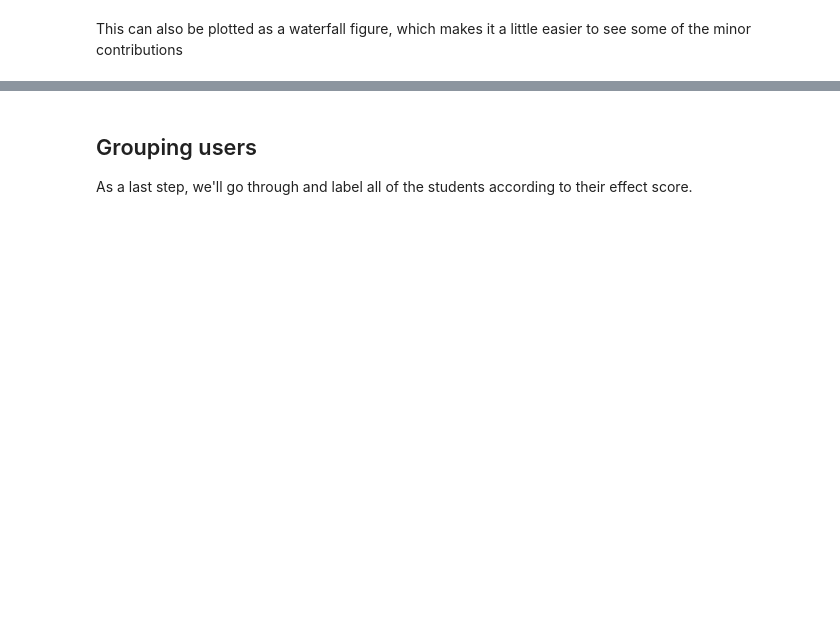
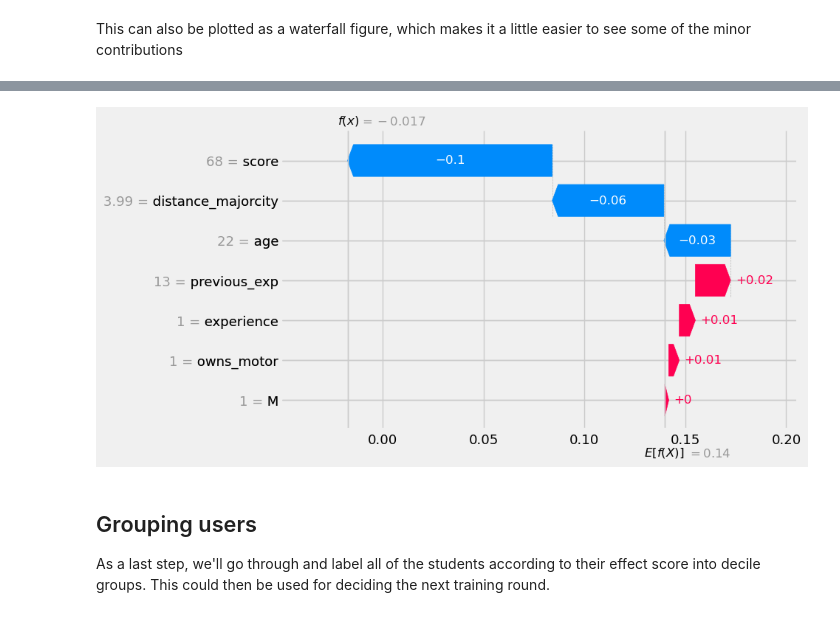
Before and after one commit to simonbrewer/GEOG6960_Causal, a Jupyter notebook: GEOG6960_Week12_2.ipynb, the cells around one changed output, grey strips where cells are left out. Drawn from its saved outputs; the diff is of its cells as text; code cells hidden in the pictures; blank space fills up the shorter version.

```diff
--- a/GEOG6960_Week12_2.ipynb
+++ b/GEOG6960_Week12_2.ipynb
@@ -407,7 +414,11 @@ shap.plots.waterfall(shap_values['placement']['treatment_1'][ind])
+# %%
+shap.plots.waterfall(shap_values['placement']['treatment_1'][ind])
+# %% [output]
+[figure, added]
 # %% [markdown]
 ## Grouping users
 
-As a last step, we'll go through and label all of the students according to their effect score.
+As a last step, we'll go through and label all of the students according to their effect score into decile groups. This could then be used for deciding the next training round.
 # %%
 # Sort the uplift_results DataFrame by 'uplift' in descending order
 uplift_results['user_id'] = X_test.index.values
```
Also changed, not shown: parts of 21 cells of this notebook.
